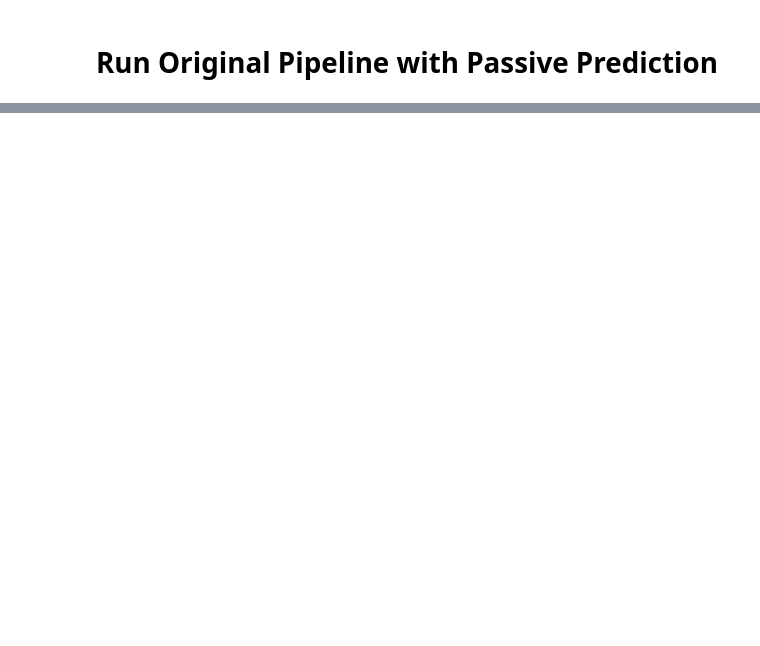
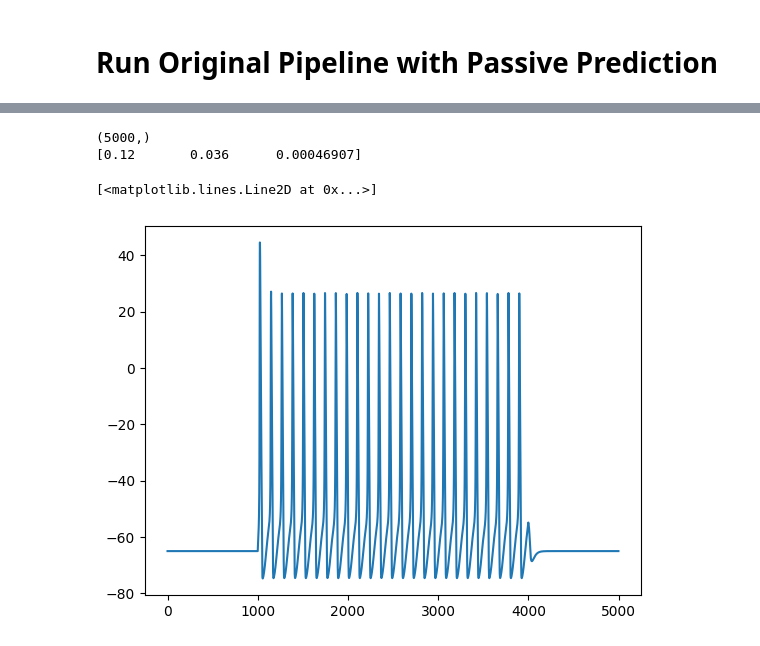
Before and after one commit to V-Marco/ACT, a Jupyter notebook: spiker_seg.ipynb, the cells around one changed output, grey strips where cells are left out. Drawn from its saved outputs; the diff is of its cells as text; code cells hidden in the pictures; blank space fills up the shorter version.

```diff
--- a/spiker_seg.ipynb
+++ b/spiker_seg.ipynb
@@ -252,0 +239,18 @@ ACTPlot.plot_v_comparison(predicted_g_data_file, "./model/spiker_segregated/targ
+# %%
+import numpy as np
+dataset = np.load('./model/spiker_segregated/synthetic_0.1_0.2_0.3_/combined_out.npy')
+
+sample = 0
+V = dataset[sample,:,0]
+g = dataset[sample,:3,2]
+print(V.shape)
+print(g)
+
+from matplotlib import pyplot as plt
+
+plt.plot(V)
+# %% [output]
+(5000,)
+[0.12       0.036      0.00046907]
+[<matplotlib.lines.Line2D at 0x...>]
+[figure, added]
```
Also changed, not shown: parts of 14 cells of this notebook, 5 other files.
